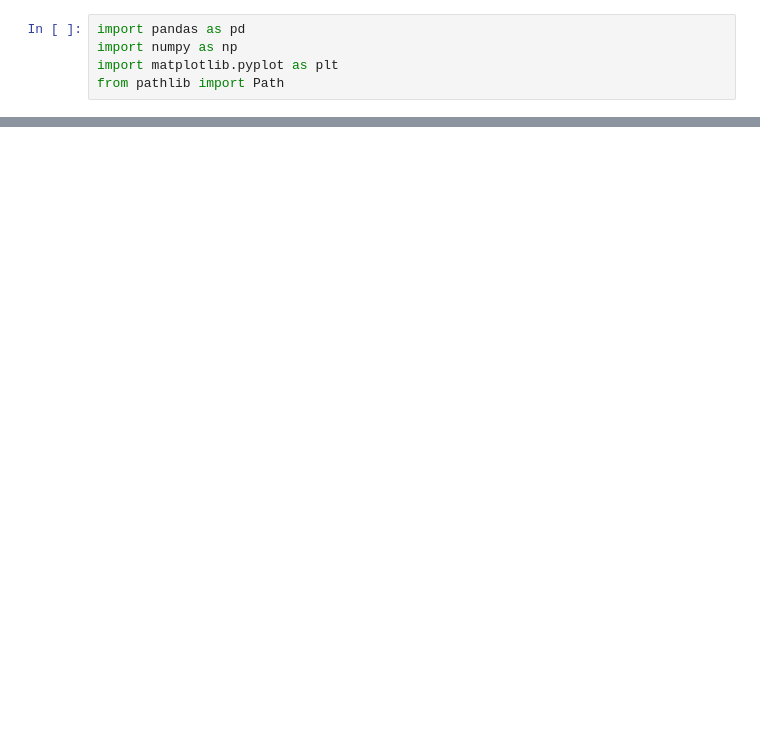
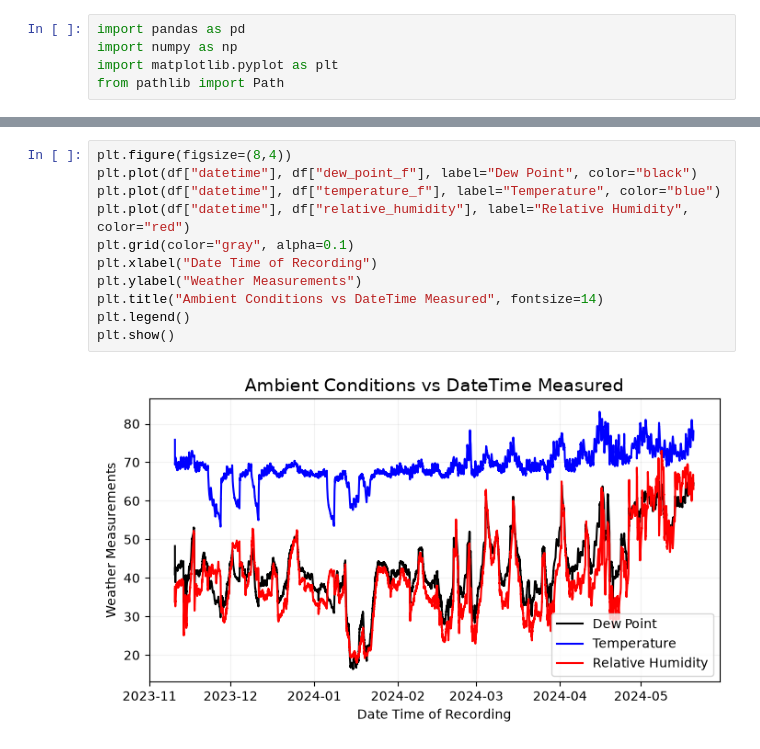
Before and after one commit to ayichimboy/kingpanda, a Jupyter notebook: back_testing/back_test_model.ipynb, the cells around one changed output, grey strips where cells are left out. Saved outputs shown, nothing was run; the diff lists cells and outputs as text; blank space fills up the shorter version.

Commit message:
updates to time series back testing

```diff
--- a/back_testing/back_test_model.ipynb
+++ b/back_testing/back_test_model.ipynb
@@ -104,0 +48,13 @@ df_final
+# %%
+plt.figure(figsize=(8,4))
+plt.plot(df["datetime"], df["dew_point_f"], label="Dew Point", color="black")
+plt.plot(df["datetime"], df["temperature_f"], label="Temperature", color="blue")
+plt.plot(df["datetime"], df["relative_humidity"], label="Relative Humidity", color="red")
+plt.grid(color="gray", alpha=0.1)
+plt.xlabel("Date Time of Recording")
+plt.ylabel("Weather Measurements")
+plt.title("Ambient Conditions vs DateTime Measured", fontsize=14)
+plt.legend()
+plt.show()
+# %% [output]
+[figure, added]
```
Also changed, not shown: parts of 10 cells of this notebook, 1 other file.
